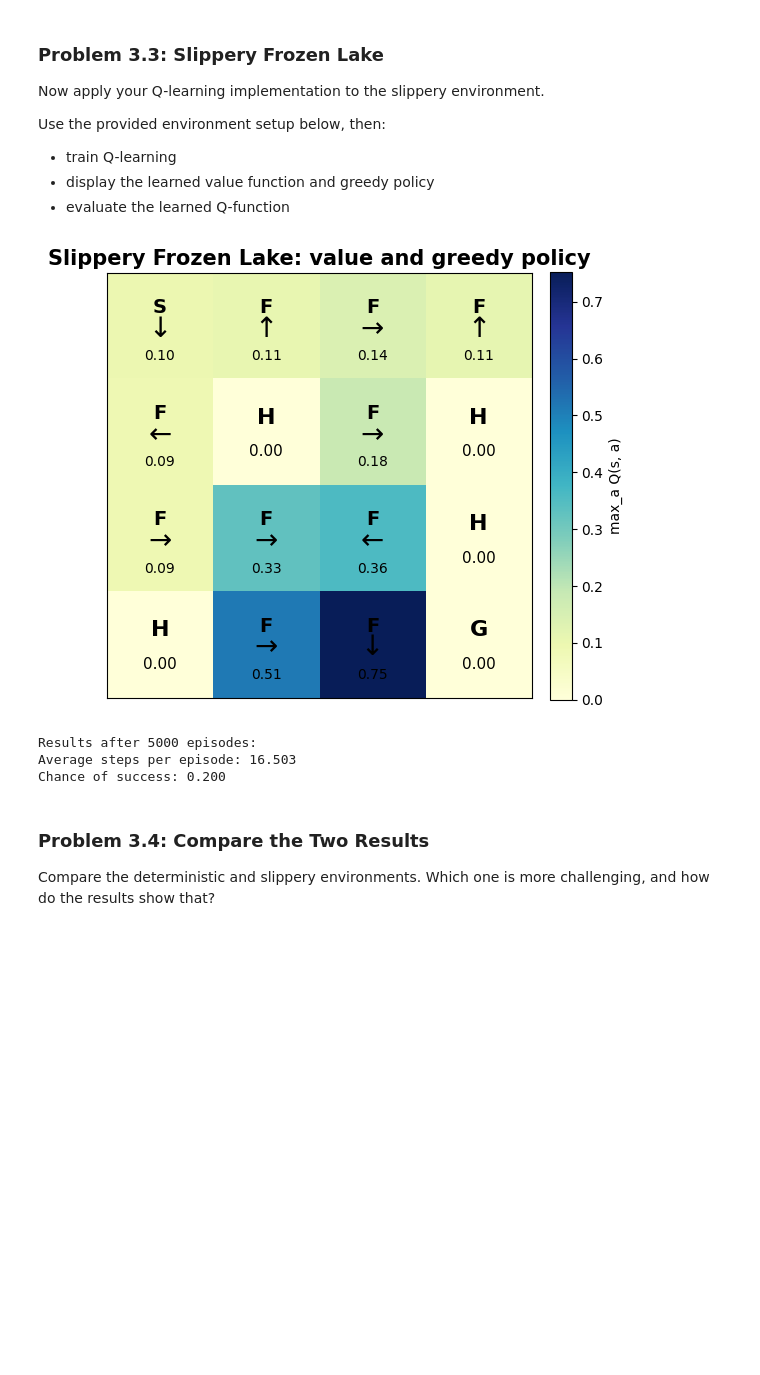
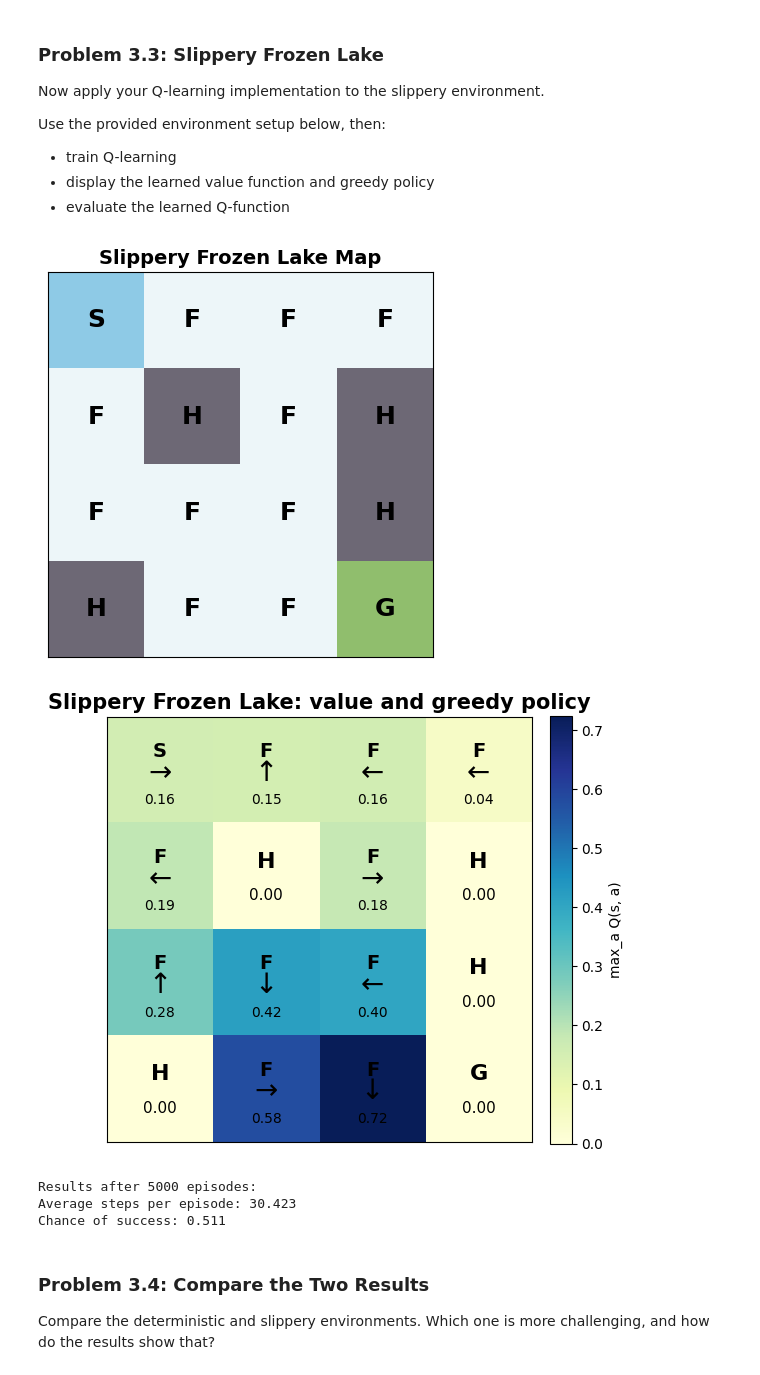
Before and after one commit to yaj0212/Introductory-Machine-Learning, a Jupyter notebook: assignments/assn5/assn5.ipynb, the cells around one changed output. Cells and saved outputs as stored; diff of their text form; code cells hidden in the pictures; blank space fills up the shorter version.

```diff
--- a/assignments/assn5/assn5.ipynb
+++ b/assignments/assn5/assn5.ipynb
@@ -1471,15 +1471,17 @@ Use the provided environment setup below, then:
 # %%
 env_slip = gym.make('FrozenLake-v1', is_slippery=True)
 # Train your Q-learning agent on the slippery environment here.
 # Then visualize the learned value function and evaluate the learned policy.
+plot_frozen_lake_map(env_slip, title='Slippery Frozen Lake Map')
 q_slip = Q_learning(env_slip, alpha=.1, gamma=.95, epsilon=.1, episodes=50000)
 display_value_function(env_slip, q_slip, title='Slippery Frozen Lake: value and greedy policy')
 slip_metrics = evaluate_Q_function(env_slip, q_slip, episodes=5000)
 # %% [output]
-[figure, old version]
+[figure, new version]
+[figure, added]
 Results after 5000 episodes:
-Average steps per episode: 16.503
-Chance of success: 0.200
+Average steps per episode: 30.423
+Chance of success: 0.511
 # %% [markdown]
 ### Problem 3.4: Compare the Two Results
 
```
